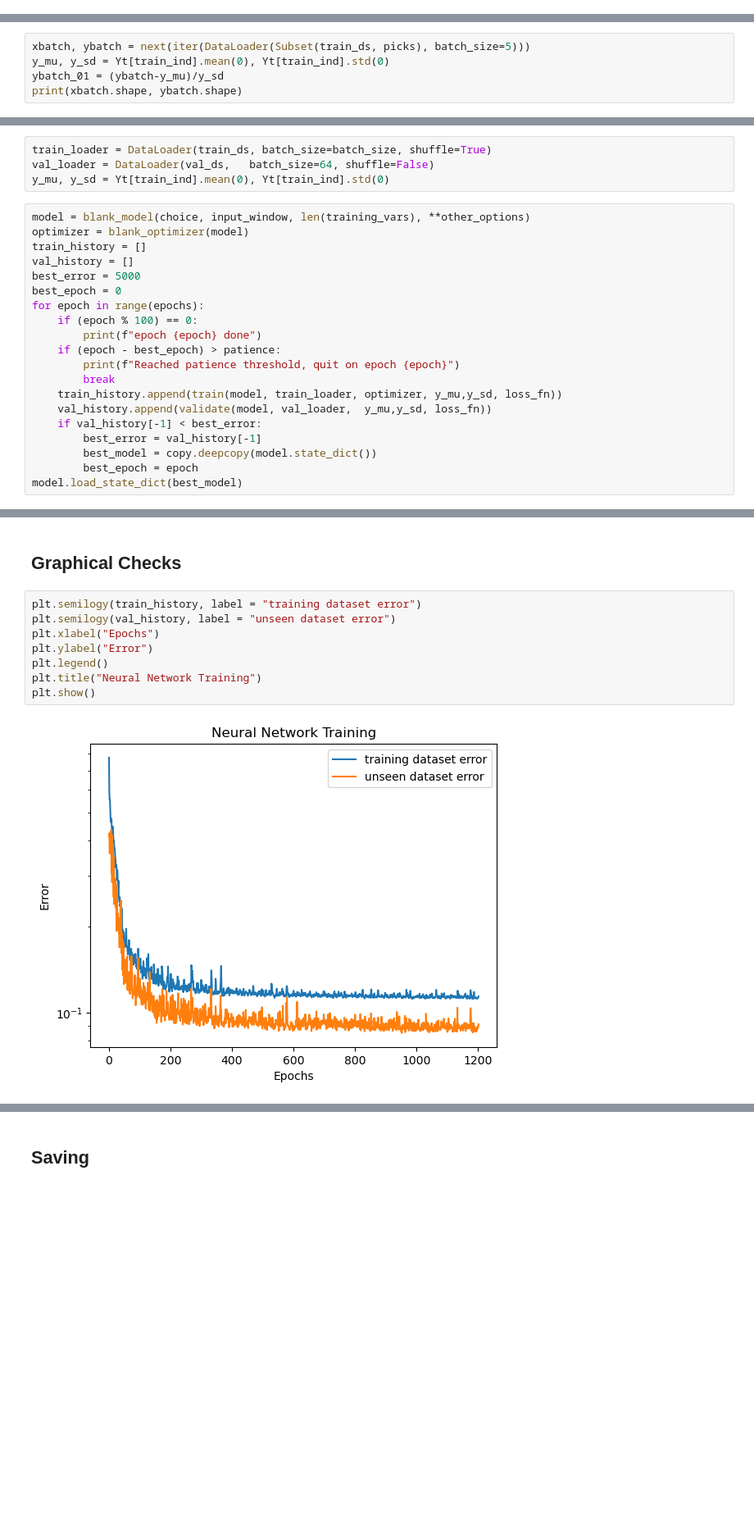
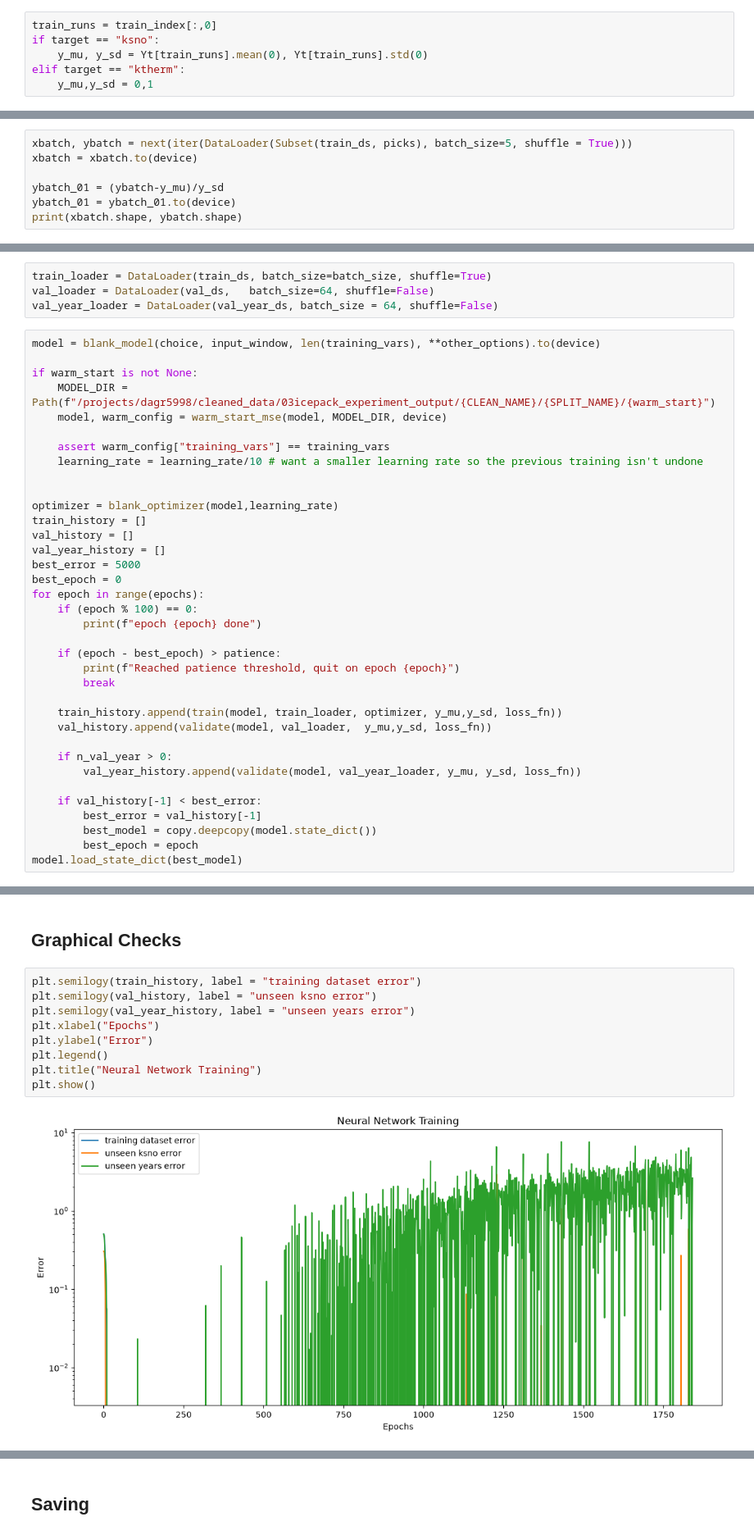
Before and after one commit to DavidGrahamCo/icepack_ML, a Jupyter notebook: notebooks/03Training.ipynb, the cells around one changed output, grey strips where cells are left out. Shown at 82% size. Drawn from its saved outputs; the diff is of its cells as text; blank space fills up the shorter version.

Commit message:
started gradient map

```diff
--- a/notebooks/03Training.ipynb
+++ b/notebooks/03Training.ipynb
@@ -90,4 +120,10 @@ val_ds = IcepackDataset(Xt, Yt, val_index, input_window, mu,sd)
 # %% [markdown]
 ## Testing Training Loop
+# %%
+train_runs = train_index[:,0]
+if target == "ksno":
+    y_mu, y_sd = Yt[train_runs].mean(0), Yt[train_runs].std(0)
+elif target == "ktherm":
+    y_mu,y_sd = 0,1
 # %%
 picks = []
@@ -96,8 +132,10 @@ for set_i in np.unique(sets[train_ind]):
         if sets[l[0]] == set_i and locations[l[0]] == "centralarctic" and l[1] == 0:
             picks.append(i)
 # %%
-xbatch, ybatch = next(iter(DataLoader(Subset(train_ds, picks), batch_size=5)))
-y_mu, y_sd = Yt[train_ind].mean(0), Yt[train_ind].std(0)
+xbatch, ybatch = next(iter(DataLoader(Subset(train_ds, picks), batch_size=5, shuffle = True)))
+xbatch = xbatch.to(device)
+
 ybatch_01 = (ybatch-y_mu)/y_sd
+ybatch_01 = ybatch_01.to(device)
 print(xbatch.shape, ybatch.shape)
 # %% [output]
@@ -155,22 +189,38 @@ Sequential(
 # %%
 train_loader = DataLoader(train_ds, batch_size=batch_size, shuffle=True)
 val_loader = DataLoader(val_ds,   batch_size=64, shuffle=False)
-y_mu, y_sd = Yt[train_ind].mean(0), Yt[train_ind].std(0)
+val_year_loader = DataLoader(val_year_ds, batch_size = 64, shuffle=False)
 # %%
-model = blank_model(choice, input_window, len(training_vars), **other_options)
-optimizer = blank_optimizer(model)
+model = blank_model(choice, input_window, len(training_vars), **other_options).to(device)
+
+if warm_start is not None:
+    MODEL_DIR = Path(f"/projects/dagr5998/cleaned_data/03icepack_experiment_output/{CLEAN_NAME}/{SPLIT_NAME}/{warm_start}")
+    model, warm_config = warm_start_mse(model, MODEL_DIR, device)
+
+    assert warm_config["training_vars"] == training_vars
+    learning_rate = learning_rate/10 # want a smaller learning rate so the previous training isn't undone
+
+
+optimizer = blank_optimizer(model,learning_rate)
 train_history = []
 val_history = []
+val_year_history = []
 best_error = 5000
 best_epoch = 0
 for epoch in range(epochs):
     if (epoch % 100) == 0:
         print(f"epoch {epoch} done")
+
     if (epoch - best_epoch) > patience:
         print(f"Reached patience threshold, quit on epoch {epoch}")
         break
+
     train_history.append(train(model, train_loader, optimizer, y_mu,y_sd, loss_fn))
     val_history.append(validate(model, val_loader,  y_mu,y_sd, loss_fn))
+
+    if n_val_year > 0:
+        val_year_history.append(validate(model, val_year_loader, y_mu, y_sd, loss_fn))
+
     if val_history[-1] < best_error:
         best_error = val_history[-1]
         best_model = copy.deepcopy(model.state_dict())
@@ -204,11 +272,12 @@ Final training rmse:0.0332
 ## Graphical Checks
 # %%
 plt.semilogy(train_history, label = "training dataset error")
-plt.semilogy(val_history, label = "unseen dataset error")
+plt.semilogy(val_history, label = "unseen ksno error")
+plt.semilogy(val_year_history, label = "unseen years error")
 plt.xlabel("Epochs")
 plt.ylabel("Error")
 plt.legend()
 plt.title("Neural Network Training")
 plt.show()
 # %% [output]
-[figure, old version]
+[figure, new version]
```
Also changed, not shown: parts of 27 cells of this notebook, 46 other files.
